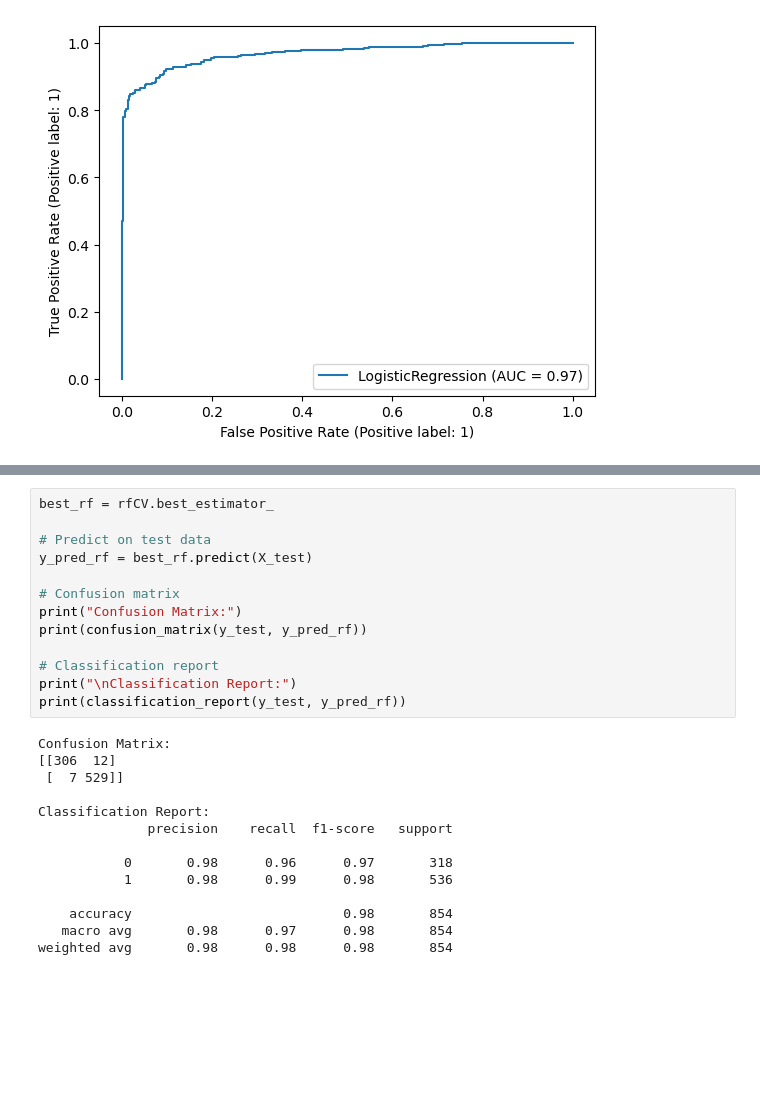
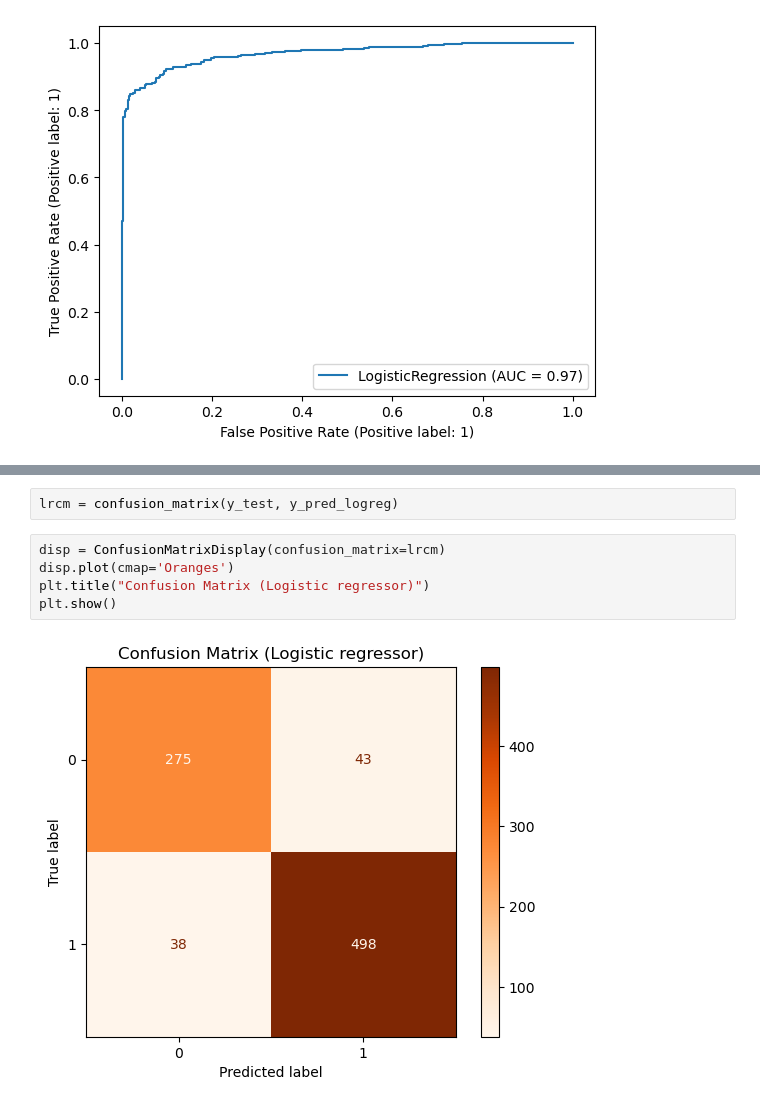
Before and after one commit to rhit-calviem/ML-Loan-Approval, a Jupyter notebook: Basic_models.ipynb, the cells around one changed output, grey strips where cells are left out. Drawn from its saved outputs; the diff is of its cells as text; blank space fills up the shorter version.

```diff
--- a/Basic_models.ipynb
+++ b/Basic_models.ipynb
@@ -157,27 +134,9 @@ validation acc = 0.978
-# %%
-best_rf = rfCV.best_estimator_
-
-# Predict on test data
-y_pred_rf = best_rf.predict(X_test)
-
-# Confusion matrix
-print("Confusion Matrix:")
-print(confusion_matrix(y_test, y_pred_rf))
-
-# Classification report
-print("\nClassification Report:")
-print(classification_report(y_test, y_pred_rf))
-# %% [output]
-Confusion Matrix:
-[[306  12]
- [  7 529]]
-
-Classification Report:
-              precision    recall  f1-score   support
-
-           0       0.98      0.96      0.97       318
-           1       0.98      0.99      0.98       536
-
-    accuracy                           0.98       854
-   macro avg       0.98      0.97      0.98       854
-weighted avg       0.98      0.98      0.98       854
+# %%
+lrcm = confusion_matrix(y_test, y_pred_logreg)
+# %%
+disp = ConfusionMatrixDisplay(confusion_matrix=lrcm)
+disp.plot(cmap='Oranges')
+plt.title("Confusion Matrix (Logistic regressor)")
+plt.show()
+# %% [output]
+[figure, added]
```
Also changed, not shown: parts of 6 cells of this notebook.
